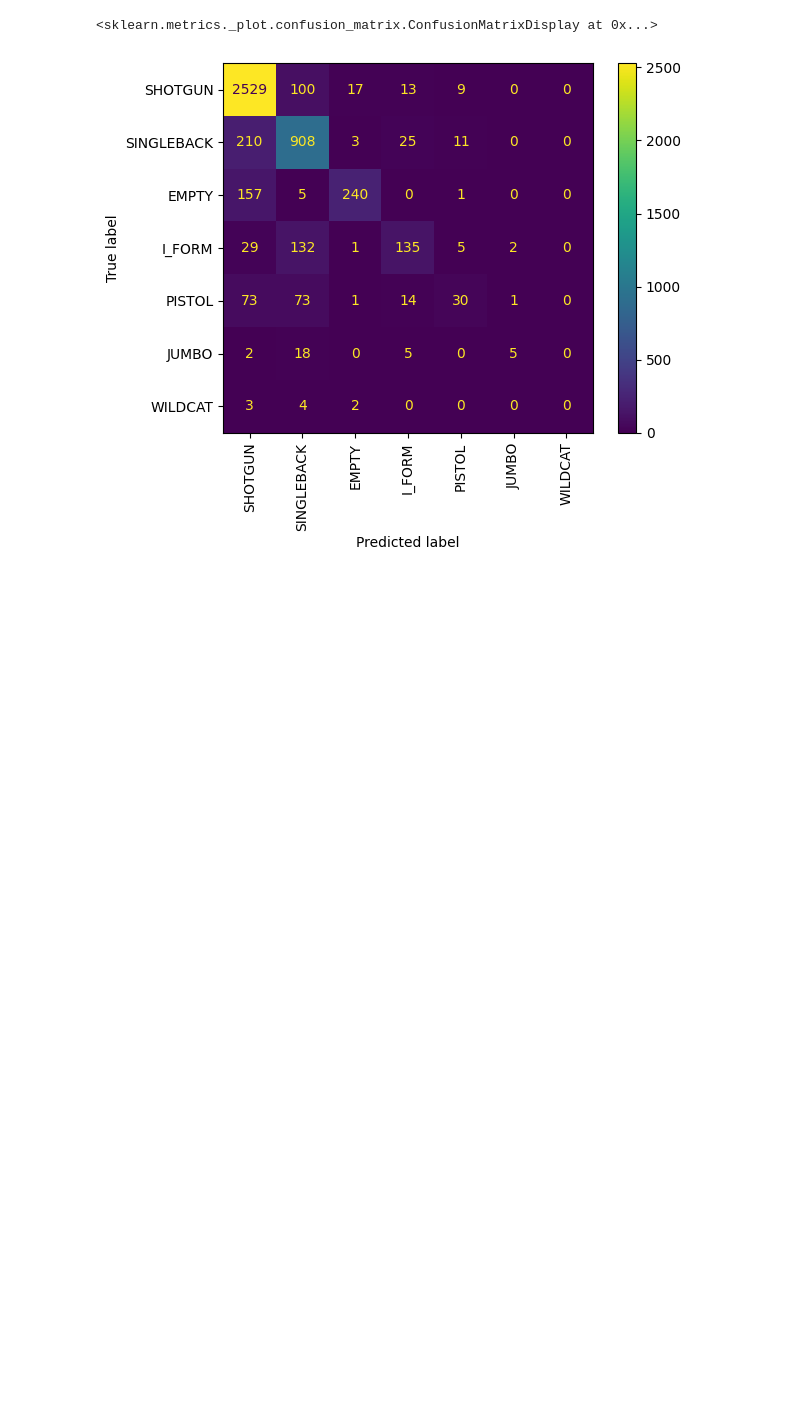
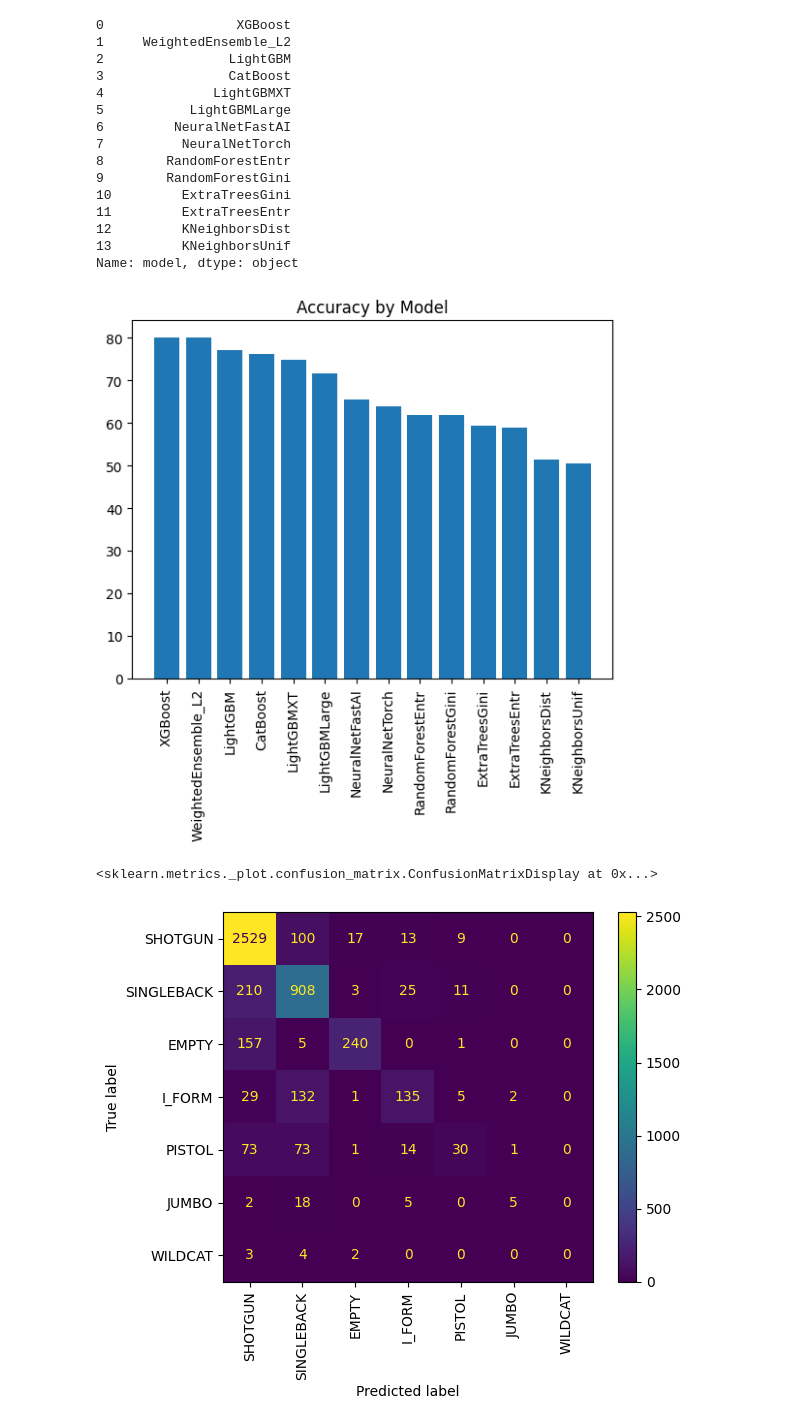
Before and after one commit to JohnnyZ67/AA894-Group-4-Capstone, a Jupyter notebook: src/models/autogluon/autogluon.ipynb, the cells around one changed output. Cells and saved outputs as stored; diff of their text form; code cells hidden in the pictures; blank space fills up the shorter version.

```diff
--- a/src/models/autogluon/autogluon.ipynb
+++ b/src/models/autogluon/autogluon.ipynb
@@ -104,0 +68,3 @@ predictor.leaderboard()
+# %%
+models = predictor.leaderboard()
+models
@@ -115,3 +103,26 @@ print({label:score for label,score in zip(labels, f1)})
+# %%
+print(models.model)
+plt.bar(models.model, (models.score_val*100))
+plt.title("Accuracy by Model")
+plt.xticks(rotation=90)
+plt.show()
+# %% [output]
+0                 XGBoost
+1     WeightedEnsemble_L2
+2                LightGBM
+3                CatBoost
+4              LightGBMXT
+5           LightGBMLarge
+6         NeuralNetFastAI
+7          NeuralNetTorch
+8        RandomForestEntr
+9        RandomForestGini
+10         ExtraTreesGini
+11         ExtraTreesEntr
+12         KNeighborsDist
+13         KNeighborsUnif
+Name: model, dtype: object
+[figure, added]
 # %%
 from sklearn.metrics import ConfusionMatrixDisplay
 ConfusionMatrixDisplay.from_predictions(y_true=y_true, y_pred=y_pred, labels=labels, xticks_rotation=90)
```
Also changed, not shown: parts of 8 cells of this notebook, 7 other files.
